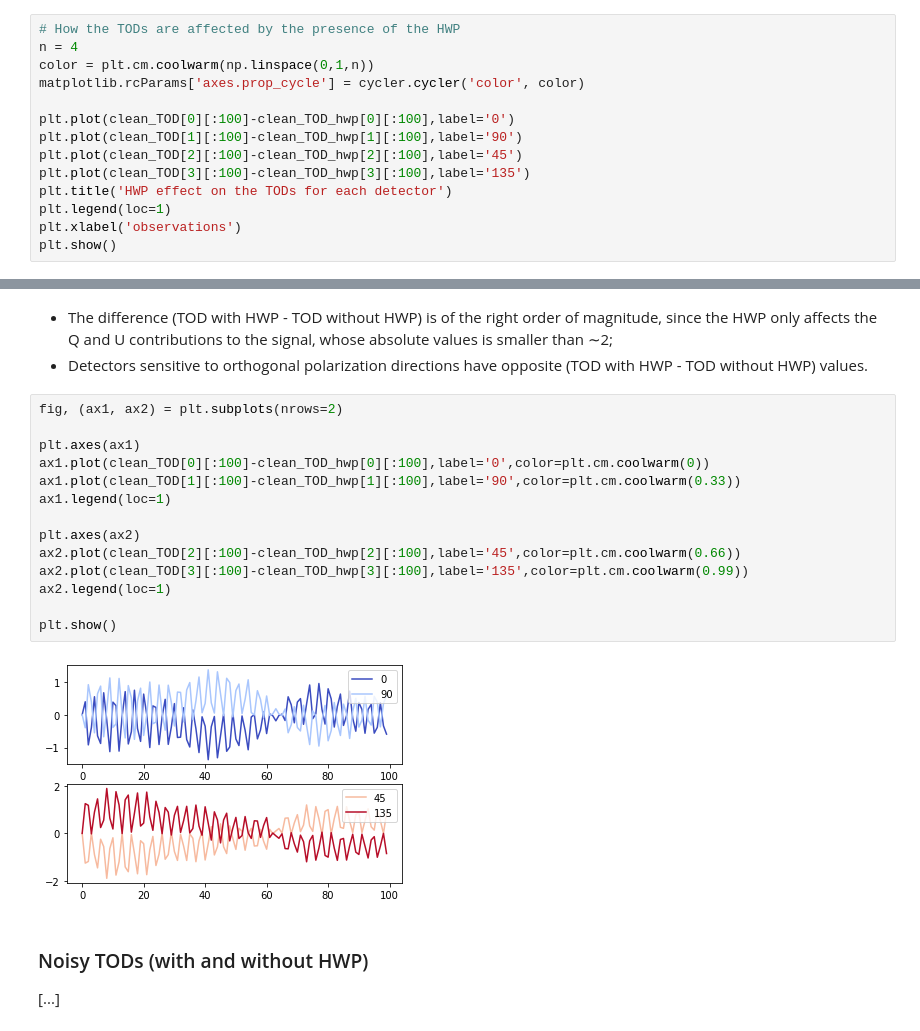
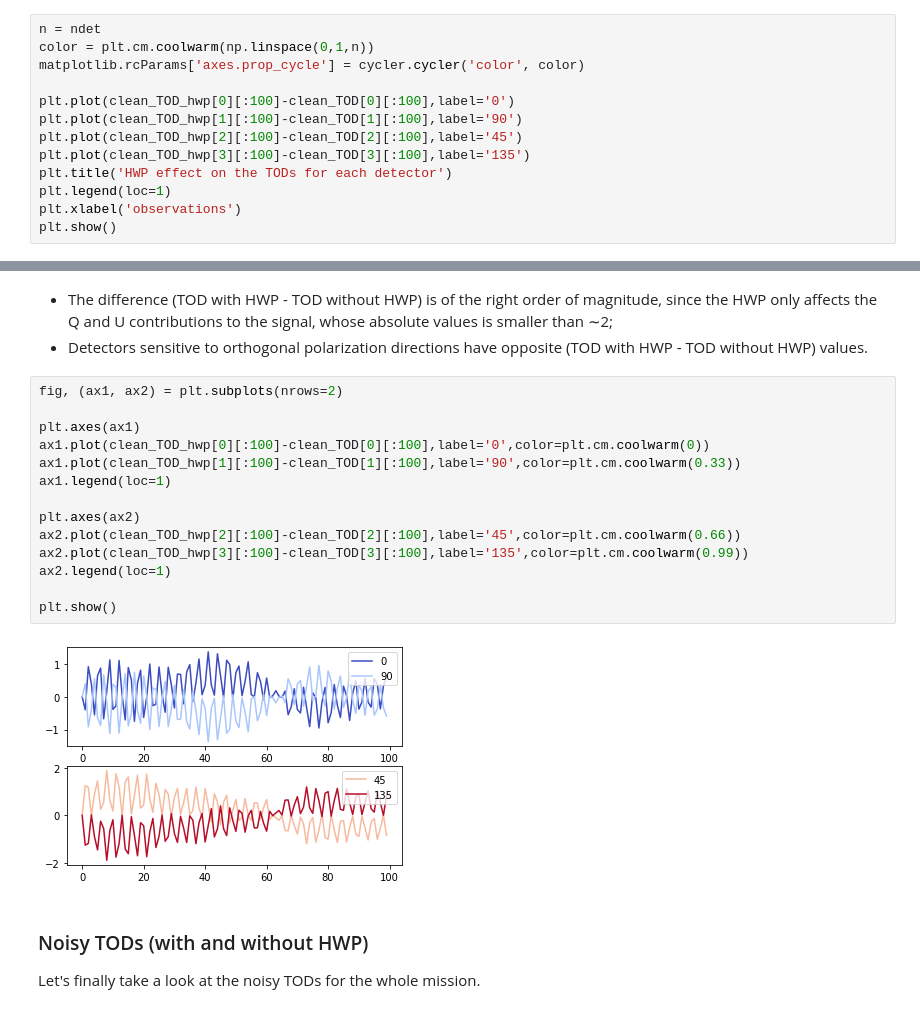
Before and after one commit to martamonelli/beamconv_tidy, a Jupyter notebook: beamconv/demo.ipynb, the cells around one changed output, grey strips where cells are left out. Drawn from its saved outputs; the diff is of its cells as text.

```diff
--- a/beamconv/demo.ipynb
+++ b/beamconv/demo.ipynb
@@ -286,13 +290,12 @@ plt.show()
 # %%
-# How the TODs are affected by the presence of the HWP
-n = 4
+n = ndet
 color = plt.cm.coolwarm(np.linspace(0,1,n))
 matplotlib.rcParams['axes.prop_cycle'] = cycler.cycler('color', color)
 
-plt.plot(clean_TOD[0][:100]-clean_TOD_hwp[0][:100],label='0')
-plt.plot(clean_TOD[1][:100]-clean_TOD_hwp[1][:100],label='90')
-plt.plot(clean_TOD[2][:100]-clean_TOD_hwp[2][:100],label='45')
-plt.plot(clean_TOD[3][:100]-clean_TOD_hwp[3][:100],label='135')
+plt.plot(clean_TOD_hwp[0][:100]-clean_TOD[0][:100],label='0')
+plt.plot(clean_TOD_hwp[1][:100]-clean_TOD[1][:100],label='90')
+plt.plot(clean_TOD_hwp[2][:100]-clean_TOD[2][:100],label='45')
+plt.plot(clean_TOD_hwp[3][:100]-clean_TOD[3][:100],label='135')
 plt.title('HWP effect on the TODs for each detector')
 plt.legend(loc=1)
 plt.xlabel('observations')
@@ -305,20 +308,20 @@ plt.show()
 # %%
 fig, (ax1, ax2) = plt.subplots(nrows=2)
 
 plt.axes(ax1)
-ax1.plot(clean_TOD[0][:100]-clean_TOD_hwp[0][:100],label='0',color=plt.cm.coolwarm(0))
-ax1.plot(clean_TOD[1][:100]-clean_TOD_hwp[1][:100],label='90',color=plt.cm.coolwarm(0.33))
+ax1.plot(clean_TOD_hwp[0][:100]-clean_TOD[0][:100],label='0',color=plt.cm.coolwarm(0))
+ax1.plot(clean_TOD_hwp[1][:100]-clean_TOD[1][:100],label='90',color=plt.cm.coolwarm(0.33))
 ax1.legend(loc=1)
 
 plt.axes(ax2)
-ax2.plot(clean_TOD[2][:100]-clean_TOD_hwp[2][:100],label='45',color=plt.cm.coolwarm(0.66))
-ax2.plot(clean_TOD[3][:100]-clean_TOD_hwp[3][:100],label='135',color=plt.cm.coolwarm(0.99))
+ax2.plot(clean_TOD_hwp[2][:100]-clean_TOD[2][:100],label='45',color=plt.cm.coolwarm(0.66))
+ax2.plot(clean_TOD_hwp[3][:100]-clean_TOD[3][:100],label='135',color=plt.cm.coolwarm(0.99))
 ax2.legend(loc=1)
 
 plt.show()
 # %% [output]
-[figure, old version]
+[figure, new version]
 # %% [markdown]
 ### Noisy TODs (with and without HWP)
-[...]
+Let's finally take a look at the noisy TODs for the whole mission.
 # %%
```
Also changed, not shown: parts of 25 cells of this notebook.
